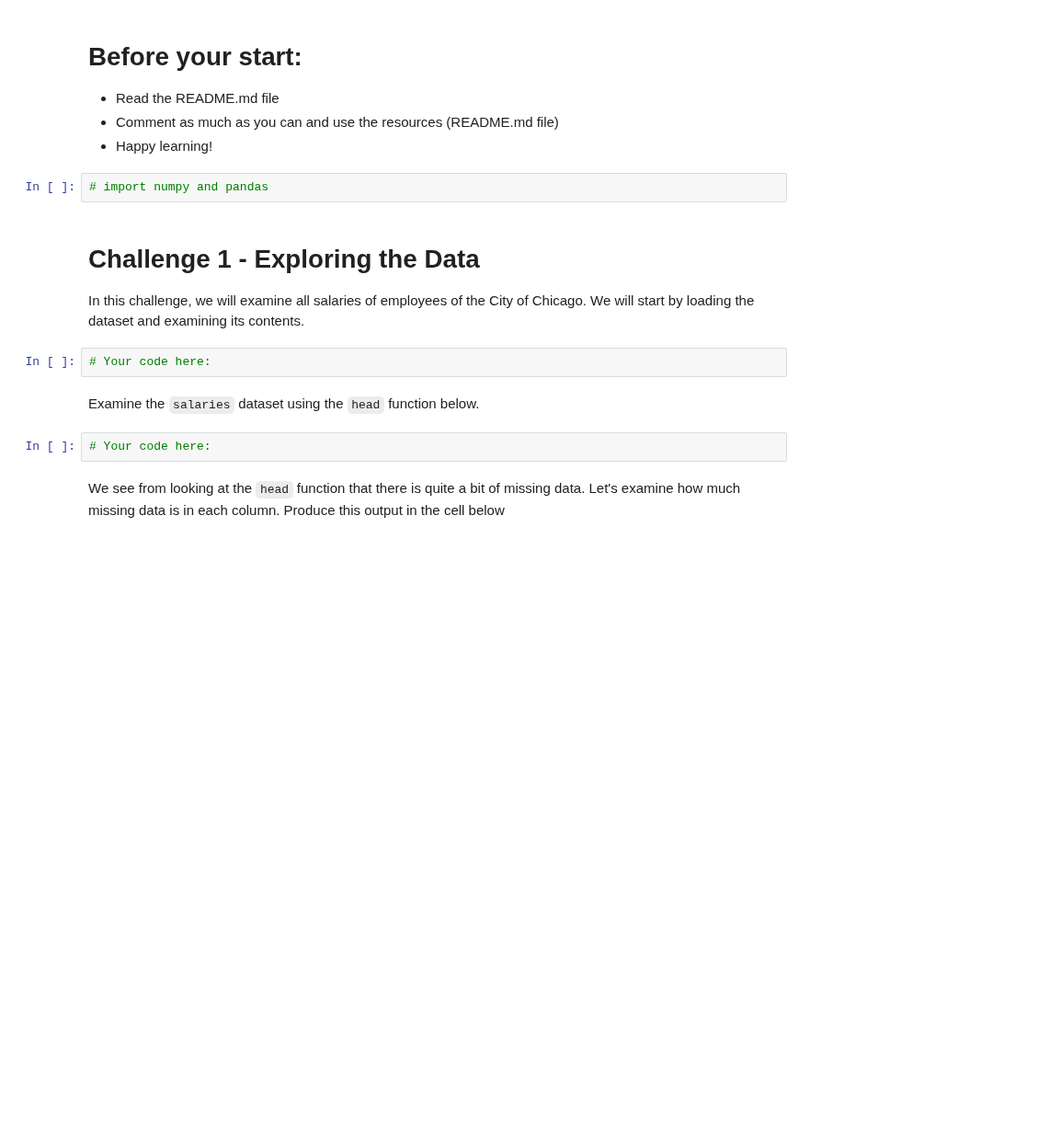
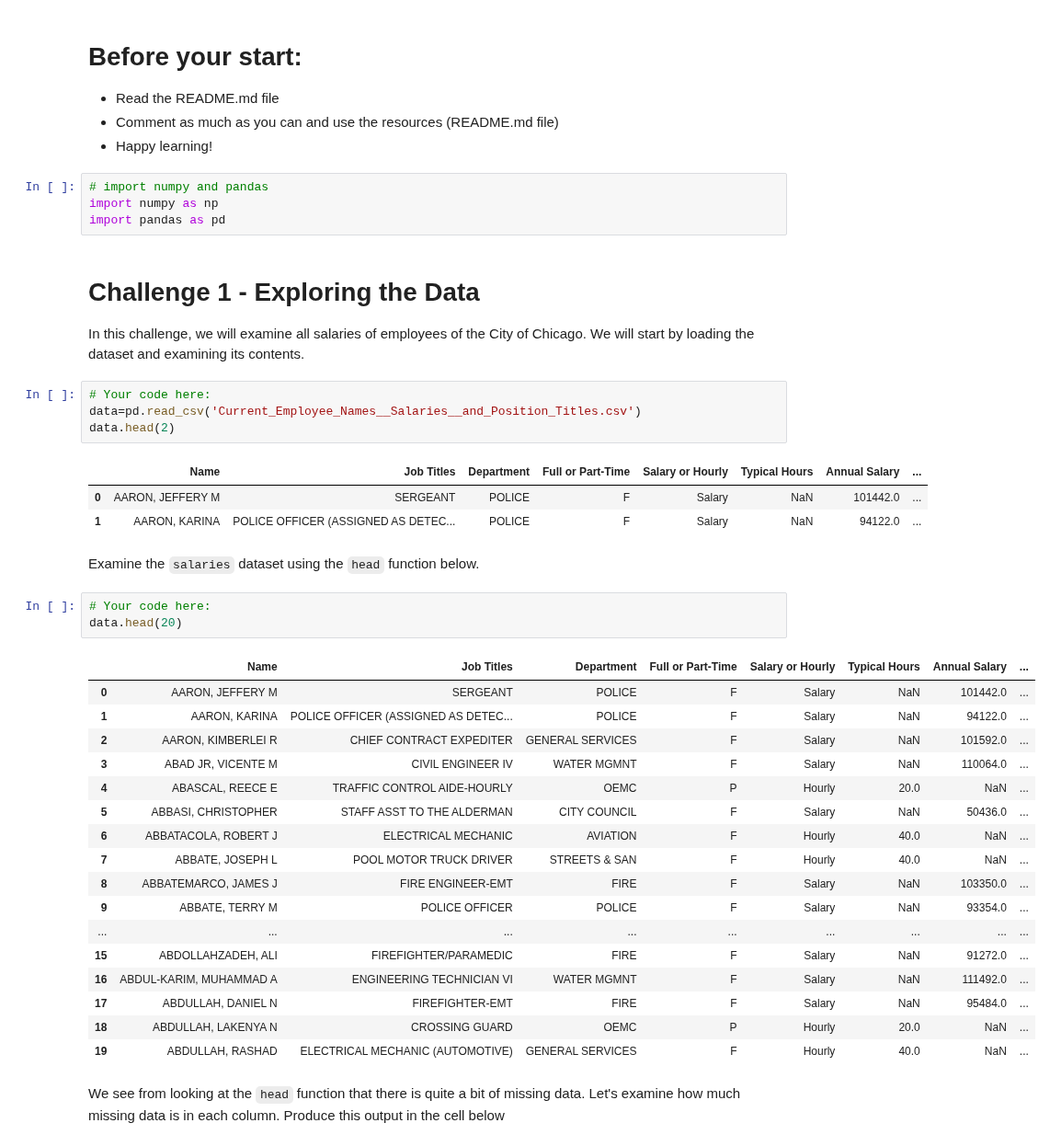
Before and after one commit to ta-data-lis/lab-hypothesis-testing-1, a Jupyter notebook: your-code/main.ipynb, the cells around one changed output. Shown at 92% size. Cells and saved outputs as stored; diff of their text form; blank space fills up the shorter version.

```diff
--- a/your-code/main.ipynb
+++ b/your-code/main.ipynb
@@ -5,16 +5,43 @@
 - Happy learning!
 # %%
 # import numpy and pandas
+import numpy as np
+import pandas as pd
 # %% [markdown]
 # Challenge 1 - Exploring the Data
 
 In this challenge, we will examine all salaries of employees of the City of Chicago. We will start by loading the dataset and examining its contents.
 # %%
 # Your code here:
+data=pd.read_csv('Current_Employee_Names__Salaries__and_Position_Titles.csv')
+data.head(2)
+# %% [output]
+|  | Name | Job Titles | Department | Full or Part-Time | Salary or Hourly | Typical Hours | Annual Salary | ... |
+| 0 | AARON, JEFFERY M | SERGEANT | POLICE | F | Salary | NaN | 101442.0 | ... |
+| 1 | AARON, KARINA | POLICE OFFICER (ASSIGNED AS DETEC... | POLICE | F | Salary | NaN | 94122.0 | ... |
 # %% [markdown]
 Examine the `salaries` dataset using the `head` function below.
 # %%
 # Your code here:
+data.head(20)
+# %% [output]
+|  | Name | Job Titles | Department | Full or Part-Time | Salary or Hourly | Typical Hours | Annual Salary | ... |
+| 0 | AARON, JEFFERY M | SERGEANT | POLICE | F | Salary | NaN | 101442.0 | ... |
+| 1 | AARON, KARINA | POLICE OFFICER (ASSIGNED AS DETEC... | POLICE | F | Salary | NaN | 94122.0 | ... |
+| 2 | AARON, KIMBERLEI R | CHIEF CONTRACT EXPEDITER | GENERAL SERVICES | F | Salary | NaN | 101592.0 | ... |
+| 3 | ABAD JR, VICENTE M | CIVIL ENGINEER IV | WATER MGMNT | F | Salary | NaN | 110064.0 | ... |
+| 4 | ABASCAL, REECE E | TRAFFIC CONTROL AIDE-HOURLY | OEMC | P | Hourly | 20.0 | NaN | ... |
+| 5 | ABBASI, CHRISTOPHER | STAFF ASST TO THE ALDERMAN | CITY COUNCIL | F | Salary | NaN | 50436.0 | ... |
+| 6 | ABBATACOLA, ROBERT J | ELECTRICAL MECHANIC | AVIATION | F | Hourly | 40.0 | NaN | ... |
+| 7 | ABBATE, JOSEPH L | POOL MOTOR TRUCK DRIVER | STREETS & SAN | F | Hourly | 40.0 | NaN | ... |
+| 8 | ABBATEMARCO, JAMES J | FIRE ENGINEER-EMT | FIRE | F | Salary | NaN | 103350.0 | ... |
+| 9 | ABBATE, TERRY M | POLICE OFFICER | POLICE | F | Salary | NaN | 93354.0 | ... |
+| ... | ... | ... | ... | ... | ... | ... | ... | ... |
+| 15 | ABDOLLAHZADEH, ALI | FIREFIGHTER/PARAMEDIC | FIRE | F | Salary | NaN | 91272.0 | ... |
+| 16 | ABDUL-KARIM, MUHAMMAD A | ENGINEERING TECHNICIAN VI | WATER MGMNT | F | Salary | NaN | 111492.0 | ... |
+| 17 | ABDULLAH, DANIEL N | FIREFIGHTER-EMT | FIRE | F | Salary | NaN | 95484.0 | ... |
+| 18 | ABDULLAH, LAKENYA N | CROSSING GUARD | OEMC | P | Hourly | 20.0 | NaN | ... |
+| 19 | ABDULLAH, RASHAD | ELECTRICAL MECHANIC (AUTOMOTIVE) | GENERAL SERVICES | F | Hourly | 40.0 | NaN | ... |
 # %% [markdown]
 We see from looking at the `head` function that there is quite a bit of missing data. Let's examine how much missing data is in each column. Produce this output in the cell below
 # %%
```
Also changed, not shown: parts of 14 cells of this notebook.
